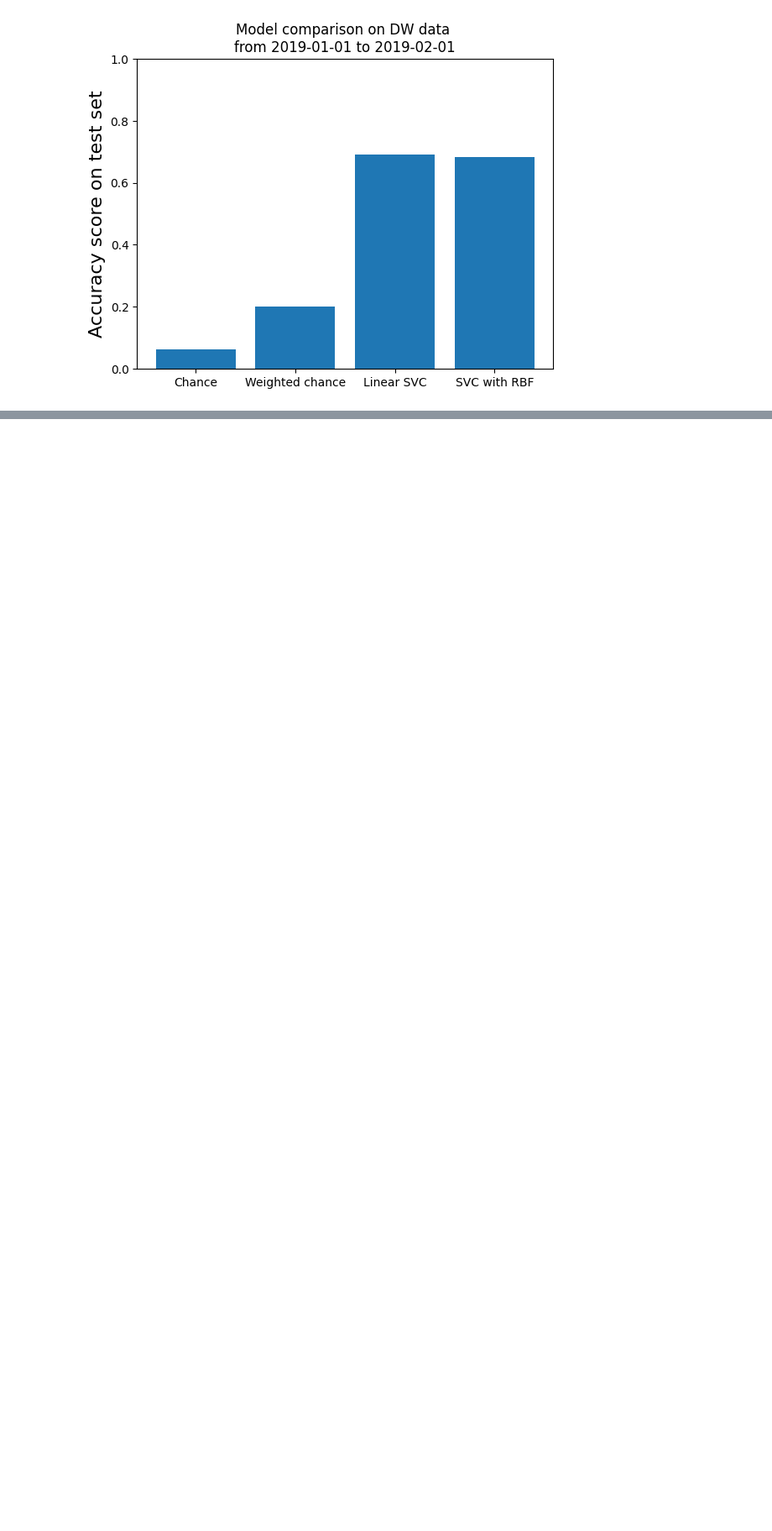
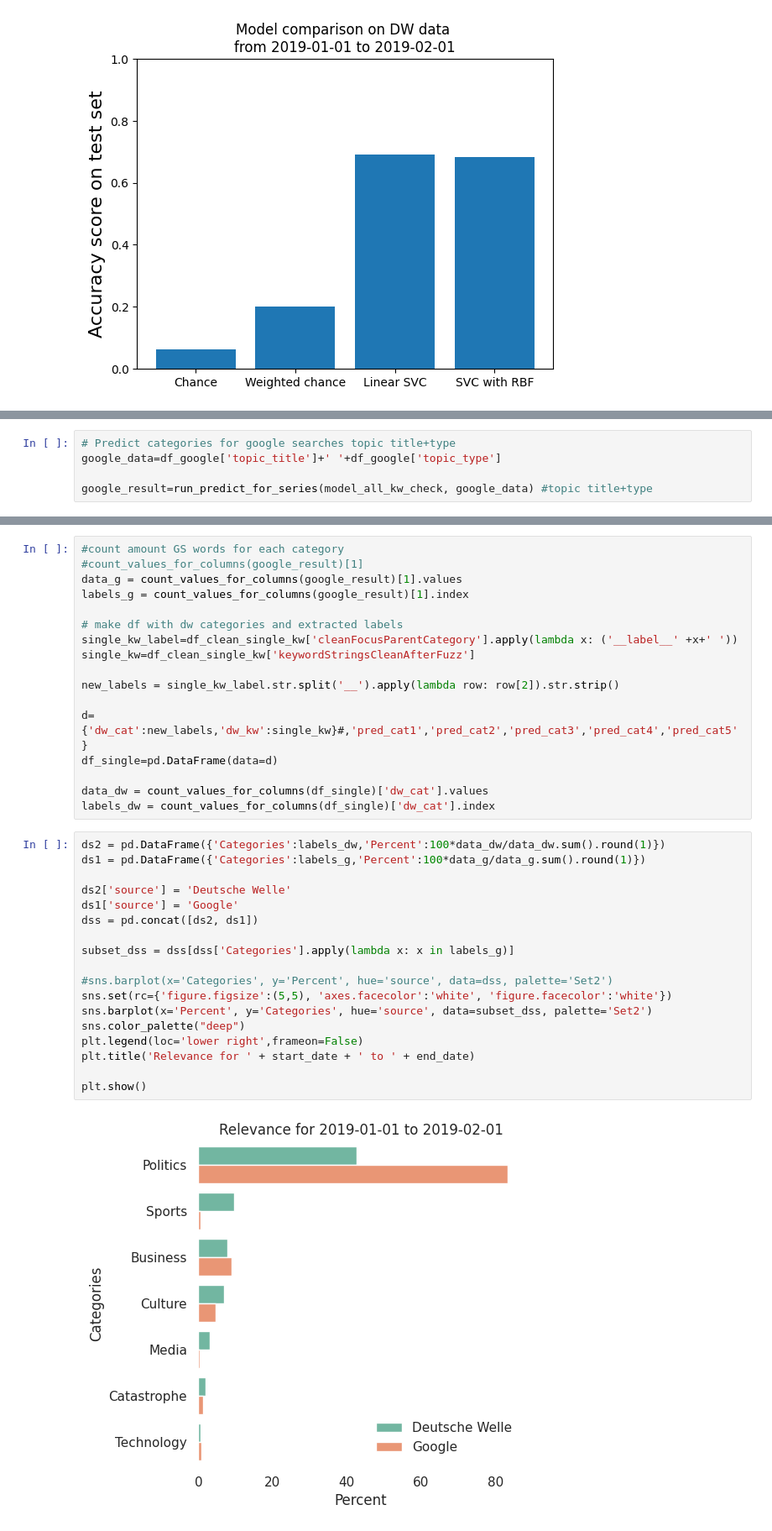
Before and after one commit to mariosakritas/NLP-methods-for-news-articles, a Jupyter notebook: notebooks/pipeline1_main.ipynb, the cells around one changed output, grey strips where cells are left out. Shown at 84% size. Saved outputs shown, nothing was run; the diff lists cells and outputs as text; blank space fills up the shorter version.

```diff
--- a/notebooks/pipeline1_main.ipynb
+++ b/notebooks/pipeline1_main.ipynb
@@ -135,0 +164,5 @@ plt.show()
+# %%
+# Predict categories for google searches topic title+type
+google_data=df_google['topic_title']+' '+df_google['topic_type']
+
+google_result=run_predict_for_series(model_all_kw_check, google_data) #topic title+type
@@ -135,0 +171,37 @@ plt.show()
+# %%
+#count amount GS words for each category
+#count_values_for_columns(google_result)[1]
+data_g = count_values_for_columns(google_result)[1].values
+labels_g = count_values_for_columns(google_result)[1].index
+
+# make df with dw categories and extracted labels
+single_kw_label=df_clean_single_kw['cleanFocusParentCategory'].apply(lambda x: ('__label__' +x+' '))
+single_kw=df_clean_single_kw['keywordStringsCleanAfterFuzz']
+
+new_labels = single_kw_label.str.split('__').apply(lambda row: row[2]).str.strip()
+
+d={'dw_cat':new_labels,'dw_kw':single_kw}#,'pred_cat1','pred_cat2','pred_cat3','pred_cat4','pred_cat5'}
+df_single=pd.DataFrame(data=d)
+
+data_dw = count_values_for_columns(df_single)['dw_cat'].values
+labels_dw = count_values_for_columns(df_single)['dw_cat'].index
+# %%
+ds2 = pd.DataFrame({'Categories':labels_dw,'Percent':100*data_dw/data_dw.sum().round(1)})
+ds1 = pd.DataFrame({'Categories':labels_g,'Percent':100*data_g/data_g.sum().round(1)})
+
+ds2['source'] = 'Deutsche Welle'
+ds1['source'] = 'Google'
+dss = pd.concat([ds2, ds1])
+
+subset_dss = dss[dss['Categories'].apply(lambda x: x in labels_g)]
+
+#sns.barplot(x='Categories', y='Percent', hue='source', data=dss, palette='Set2')
+sns.set(rc={'figure.figsize':(5,5), 'axes.facecolor':'white', 'figure.facecolor':'white'})
+sns.barplot(x='Percent', y='Categories', hue='source', data=subset_dss, palette='Set2')
+sns.color_palette("deep")
+plt.legend(loc='lower right',frameon=False)
+plt.title('Relevance for ' + start_date + ' to ' + end_date)
+
+plt.show()
+# %% [output]
+[figure, added]
```
Also changed, not shown: parts of 8 cells of this notebook.
